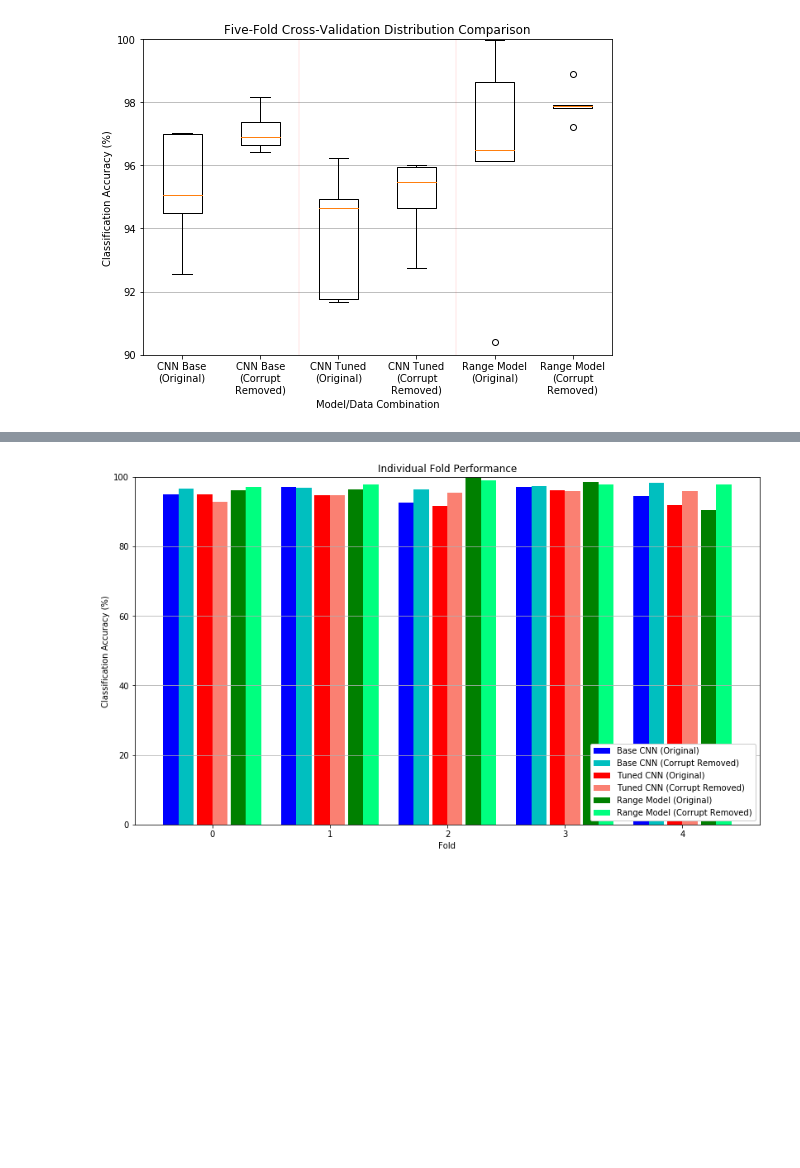
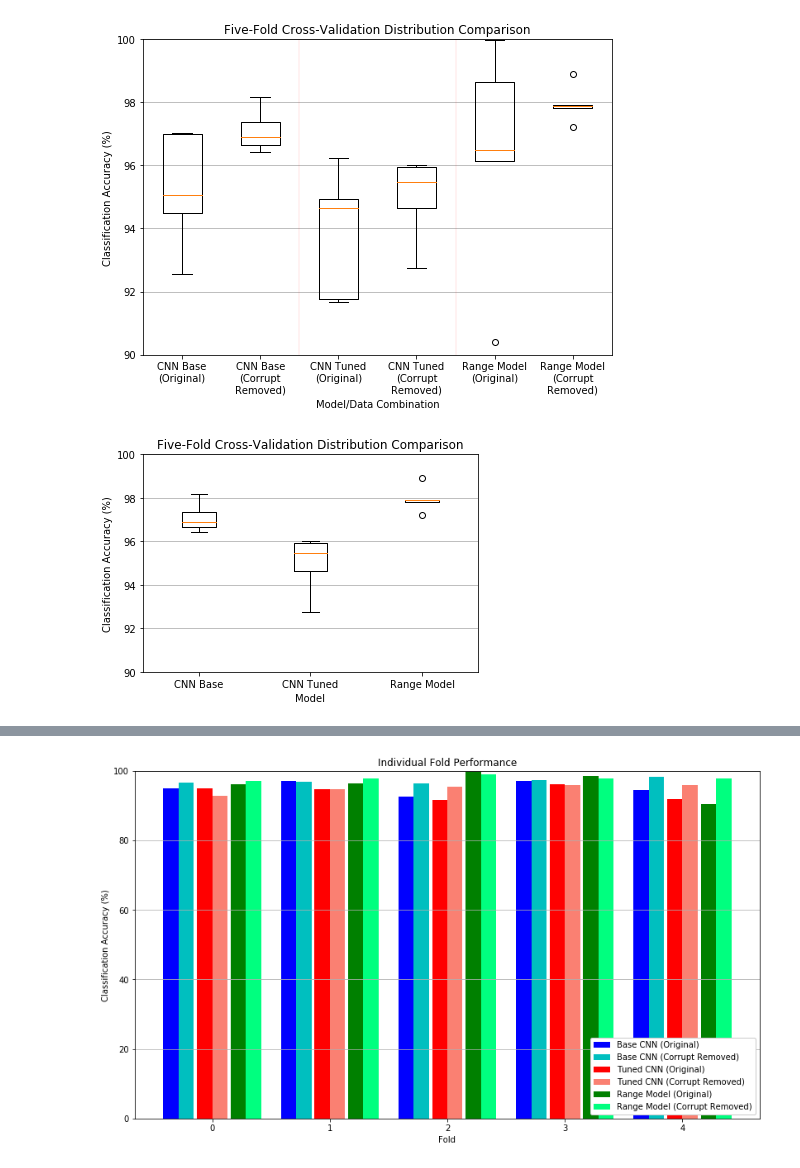
Before and after one commit to Andrew-Mackay/Adapting-the-WaveNet-Deep-Learning-Model-for-RADAR-Classification, a Jupyter notebook: notebooks/17_final_evaluation_comparison.ipynb, the cells around one changed output, grey strips where cells are left out. Saved outputs shown, nothing was run; the diff lists cells and outputs as text; code cells hidden in the pictures; blank space fills up the shorter version.

```diff
--- a/notebooks/17_final_evaluation_comparison.ipynb
+++ b/notebooks/17_final_evaluation_comparison.ipynb
@@ -227,5 +242,25 @@ if SAVE_GRAPHS:
      plt.savefig(RESULTS_PATH + "boxplot_20_all.pdf", format='pdf')
 # %% [output]
 [figure]
+# %%
+results = [acc_cnn_base_2, acc_cnn_2, acc_range_2]
+labels = ["CNN Base",
+          "CNN Tuned",
+          "Range Model"]
+
+# plt.figure(figsize=(8.4, 5.8))
+plt.boxplot(results,
+            labels=labels,
+            zorder=3)
+plt.title("Five-Fold Cross-Validation Distribution Comparison")
+plt.xlabel("Model")
+plt.ylabel("Classification Accuracy (%)")
+plt.ylim(90,100)
+
+plt.grid(axis='y', zorder=0)
+if SAVE_GRAPHS:
+     plt.savefig(RESULTS_PATH + "boxplot_20_report.pdf", format='pdf')
+# %% [output]
+[figure, added]
 # %%
 width = 0.2
```
Also changed, not shown: parts of 11 cells of this notebook, 9 other files.
